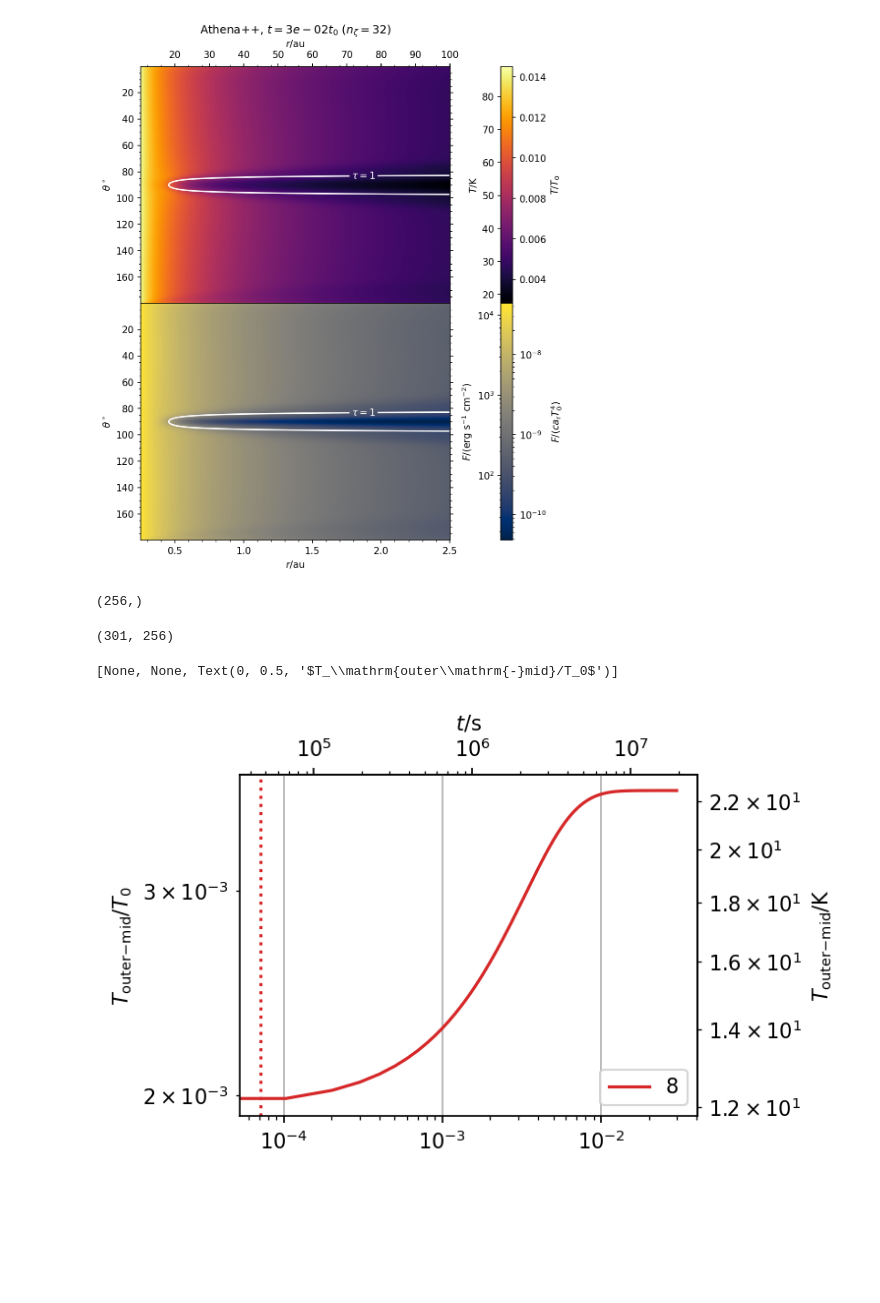
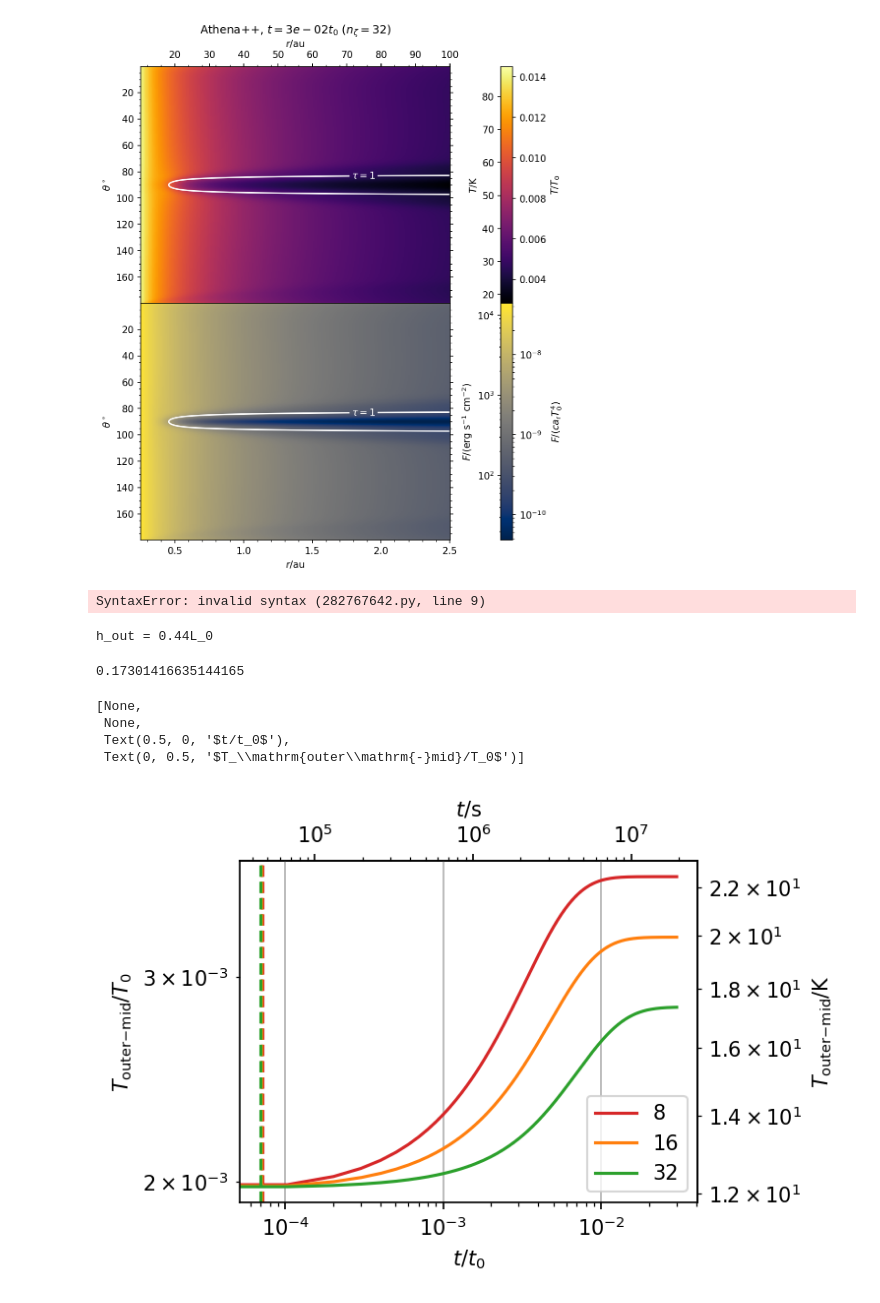
Before and after one commit to sabaronett/rad-hydro, a Jupyter notebook: athena/dev/const_opac_diffusion_reflecting/ConstantOpacityDiffusionReflecting.ipynb, the cells around one changed output. Saved outputs shown, nothing was run; the diff lists cells and outputs as text; code cells hidden in the pictures; blank space fills up the shorter version.

```diff
--- a/athena/dev/const_opac_diffusion_reflecting/ConstantOpacityDiffusionReflecting.ipynb
+++ b/athena/dev/const_opac_diffusion_reflecting/ConstantOpacityDiffusionReflecting.ipynb
@@ -692,18 +692,44 @@ axs[1].set(xlabel='$r$/au')
 F(10 au) = 4.30e-08 ca_rT_0^4 = 1.39e+04 erg/cm^2/s
 [Text(0.5, 0, '$r$/au')]
 [figure]
-# %%
-np.shape(athdf['press'][0, j_mid])
-# %% [output]
-(256,)
-# %%
-np.shape(npz['press'])
-# %% [output]
-(301, 256)
+# %%
+p0_over_r0       = 4.80e-03            # (H/r0)^2
+pslope           = -0.5                # pressure power-law index
+
+def PoverR(rad, phi, z):
+  poverr = p0_over_r0*np.power(rad/r0, pslope)
+  return poverr
+
+r_max = athdf['x1v'][-1]
+h_out = np.sqrt(PoverR(r_max, 0, 0))/*r_max
+print(f'h_out = {h_out:.2f}L_0')
+# %% [output]
+SyntaxError: invalid syntax (282767642.py, line 9)
+# %%
+p0_over_r0       = 4.80e-03            # (H/r0)^2
+pslope           = -0.5                # pressure power-law index
+
+def PoverR(rad, phi, z):
+  poverr = p0_over_r0*np.power(rad/r0, pslope)
+  return poverr
+
+gm0 = 1.0
+def Omega(r):
+  return np.sqrt(gm0/r**3)
+
+r_max = athdf['x1v'][-1]
+h_out = np.sqrt(PoverR(r_max, 0, 0))/Omega(r_max)*r_max
+print(f'h_out = {h_out:.2f}L_0')
+# %% [output]
+h_out = 0.44L_0
+# %%
+np.sqrt(p0_over_r0)*r_max
+# %% [output]
+0.17301416635144165
 # %%
 #===============================================================================
 problem_id = 'const_opac_diffusion'
-nzetas = [8]#, 16, 32]
+nzetas = [8, 16, 32]
 fig, ax = plt.subplots(figsize=(4, 3), dpi=150)
 tab_colors = ['tab:red', 'tab:orange', 'tab:green']
 
@@ -717,34 +743,48 @@ for z, nzeta in enumerate(nzetas):
     t = npz['t']
     T_outer_mid = press_mid[:, -1]/athdf['rho'][0][j_mid][-1]
 
     ax.plot(t, T_outer_mid, tab_colors[z], label=f'{nzeta}')
 
     # Compute light crossing time for oblique beams
     Lx = athinput['mesh']['x1max'] - athinput['mesh']['x1min']
     with open(f'{path}/output/Rad_angles.txt') as Rad_angles:
         mu = Rad_angles.read().splitlines()[22]
         mu_x, mu_y = float(mu.split()[1]), float(mu.split()[2])
         theta = np.arctan(mu_y/mu_x)
     t_cross = Lx/np.cos(theta)*cs_iso/c_speed
+    # ax.axvline(t_cross, color=tab_colors[z], linestyle=':')
 
-    ax.axvline(t_cross, color=tab_colors[z], linestyle=':')
+    # Compute vertical diffusion timescale
+    r_max  = athdf['x1v'][-1] # [L_0]
+    dtau_y = athdf['Sigma_a_0'][0]*2*np.pi/nx2
+    tau_y_field = np.cumsum(dtau_y, axis=0)
+    tau_h = np.cumsum(tau_y_field[:, -1])/2
+    # h_out = np.sqrt(PoverR(r_max, 0, 0))*r_max
+    h_out = np.sqrt(p0_over_r0)*r_max
+    D_time = h_out*tau_h[-1]/crat/length_unit
+    ax.axvline(t_cross+D_time, color=tab_colors[z], linestyle='--')
 
 # Format secondary axes in cgs
 def t2s(t):
   return t*length_unit/cs_iso
 
 ax_r = ax.secondary_xaxis('top', functions=(t2s, t2s))
 ax_T = ax.secondary_yaxis('right', functions=(T2cgs, T2cgs))
 
 ax_r.set(xlabel=r'$t$/s')
 ax_T.set(ylabel=r'$T_\mathrm{outer\mathrm{-}mid}$/K')
 
 # Format (sub)plots
 ax.grid()
 ax.legend()
 ax.minorticks_on()
-ax.set(xscale='log', yscale='log', ylabel=r'$T_\mathrm{outer\mathrm{-}mid}/T_0$')
+ax.set(xscale='log', yscale='log',
+       xlabel=r'$t/t_0$',
+       ylabel=r'$T_\mathrm{outer\mathrm{-}mid}/T_0$')
 # plt.savefig(f'NAME.jpg', bbox_inches='tight', pad_inches=0.01)
 # %% [output]
-[None, None, Text(0, 0.5, '$T_\\mathrm{outer\\mathrm{-}mid}/T_0$')]
+[None,
+ None,
+ Text(0.5, 0, '$t/t_0$'),
+ Text(0, 0.5, '$T_\\mathrm{outer\\mathrm{-}mid}/T_0$')]
-[figure, old version]
+[figure, new version]
```
Also changed, not shown: parts of 3 cells of this notebook, 4 other files.
